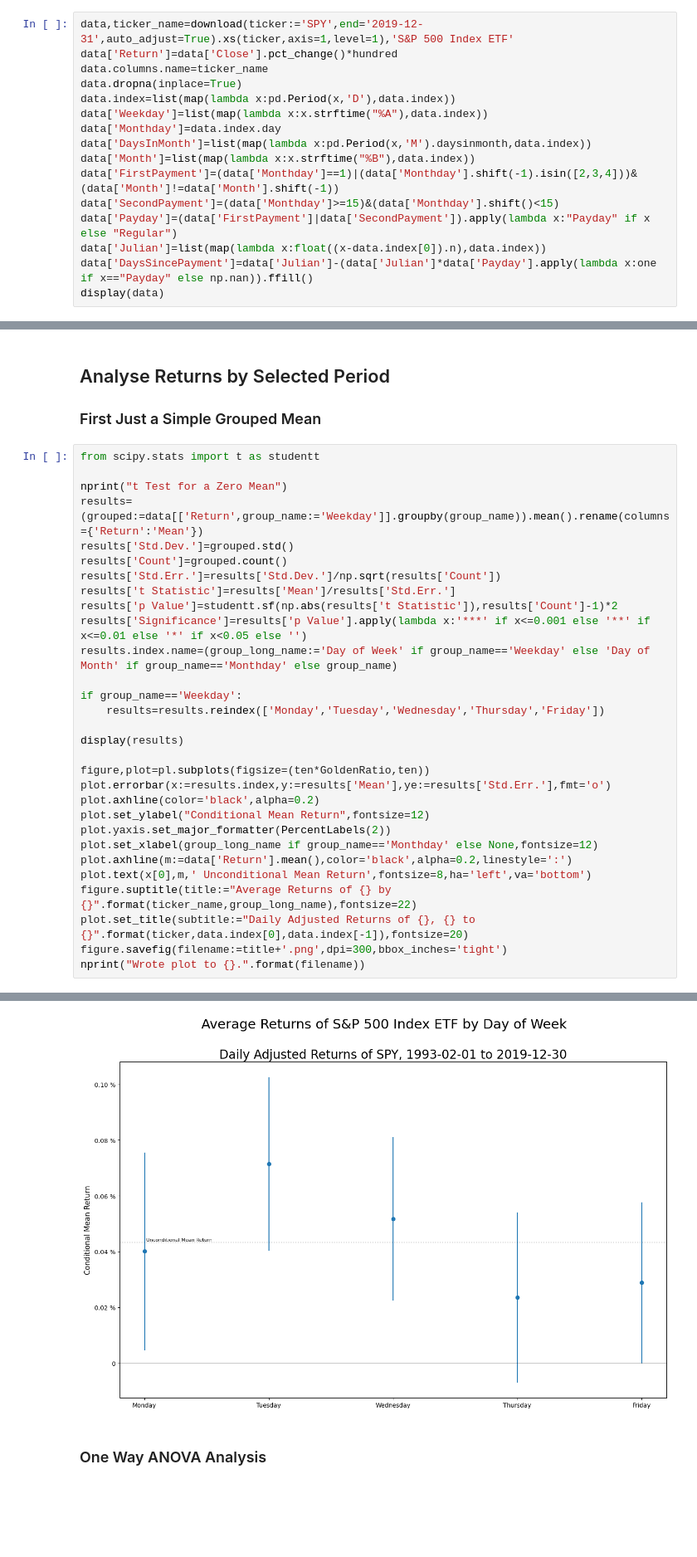
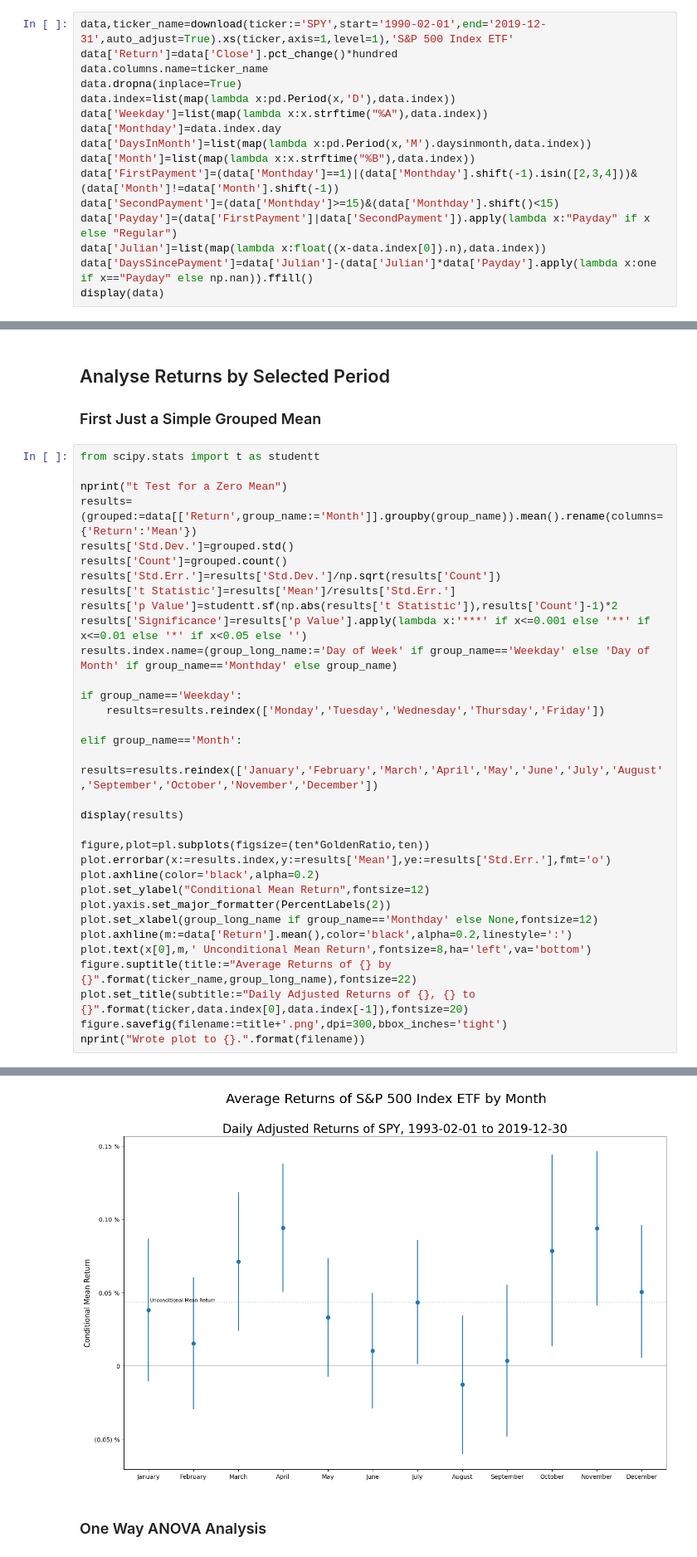
Before and after one commit to Farmhouse121/Financial-Data-Science-in-Python, a Jupyter notebook: Alphas/Market_Return_by_Dates.ipynb, the cells around one changed output, grey strips where cells are left out. Shown at 83% size. Drawn from its saved outputs; the diff is of its cells as text; blank space fills up the shorter version.

```diff
--- a/Alphas/Market_Return_by_Dates.ipynb
+++ b/Alphas/Market_Return_by_Dates.ipynb
@@ -10,7 +10,7 @@ from my_library import *
 # %% [markdown]
 ## Get the Data
 # %%
-data,ticker_name=download(ticker:='SPY',end='2019-12-31',auto_adjust=True).xs(ticker,axis=1,level=1),'S&P 500 Index ETF'
+data,ticker_name=download(ticker:='SPY',start='1990-02-01',end='2019-12-31',auto_adjust=True).xs(ticker,axis=1,level=1),'S&P 500 Index ETF'
 data['Return']=data['Close'].pct_change()*hundred
 data.columns.name=ticker_name
 data.dropna(inplace=True)
@@ -60,7 +60,7 @@ nprint("Wrote plot to {}.".format(filename))
 from scipy.stats import t as studentt
 
 nprint("t Test for a Zero Mean")
-results=(grouped:=data[['Return',group_name:='Weekday']].groupby(group_name)).mean().rename(columns={'Return':'Mean'})
+results=(grouped:=data[['Return',group_name:='Month']].groupby(group_name)).mean().rename(columns={'Return':'Mean'})
 results['Std.Dev.']=grouped.std()
 results['Count']=grouped.count()
 results['Std.Err.']=results['Std.Dev.']/np.sqrt(results['Count'])
@@ -71,6 +71,9 @@ results.index.name=(group_long_name:='Day of Week' if group_name=='Weekday' else
 
 if group_name=='Weekday':
     results=results.reindex(['Monday','Tuesday','Wednesday','Thursday','Friday'])
+
+elif group_name=='Month':
+    results=results.reindex(['January','February','March','April','May','June','July','August','September','October','November','December'])
 
 display(results)
 
@@ -99,4 +109,4 @@ nprint("Wrote plot to {}.".format(filename))
-[figure, old version]
+[figure, new version]
 # %% [markdown]
 ### One Way ANOVA Analysis
 # %%
```
Also changed, not shown: parts of 9 cells of this notebook.
